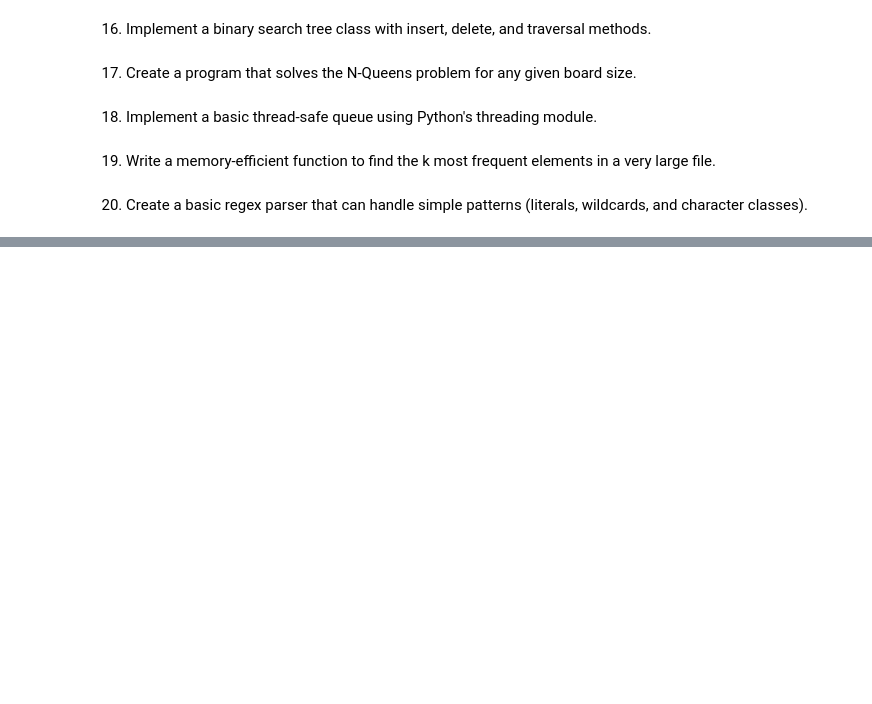
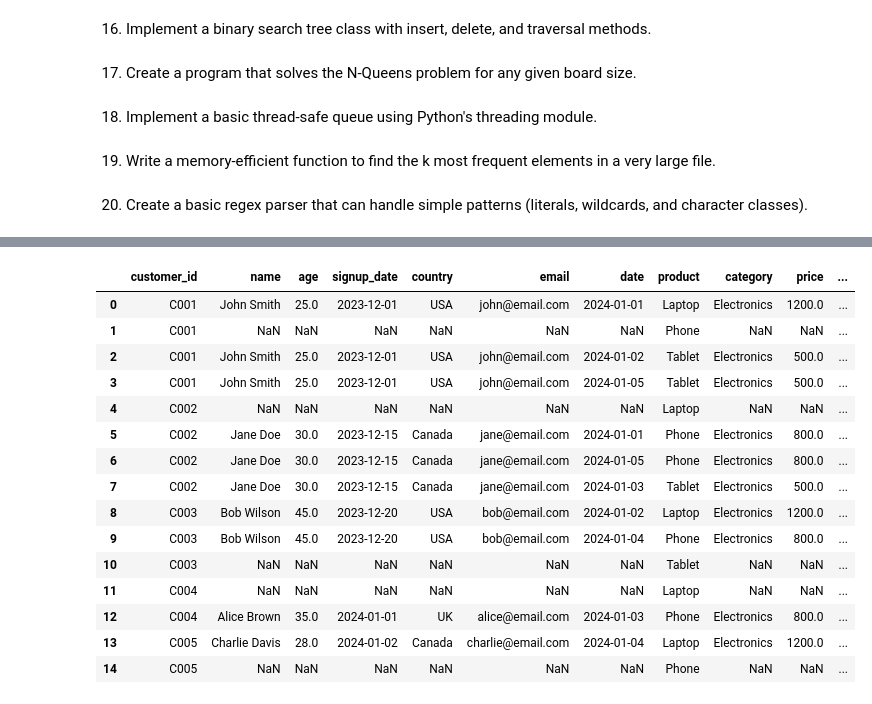
Before and after one commit to RayirthSoni/EDA-Practise, a Jupyter notebook: Code/python-questions-cldai.ipynb, the cells around one changed output, grey strips where cells are left out. Saved outputs shown, nothing was run; the diff lists cells and outputs as text; code cells hidden in the pictures; blank space fills up the shorter version.

```diff
--- a/Code/python-questions-cldai.ipynb
+++ b/Code/python-questions-cldai.ipynb
@@ -86,0 +322,21 @@ reverse_string("Hello")
+# %%
+customer_sales_data = pd.merge(customer_data, sales_data, how='outer', on='customer_id')
+retail_data  = pd.merge(customer_sales_data, reviews_data, how='outer', on=['customer_id', 'product'], suffixes=['', '_review'])
+retail_data
+# %% [output]
+|  | customer_id | name | age | signup_date | country | email | date | product | category | price | ... |
+| 0 | C001 | John Smith | 25.0 | 2023-12-01 | USA | john@email.com | 2024-01-01 | Laptop | Electronics | 1200.0 | ... |
+| 1 | C001 | NaN | NaN | NaN | NaN | NaN | NaN | Phone | NaN | NaN | ... |
+| 2 | C001 | John Smith | 25.0 | 2023-12-01 | USA | john@email.com | 2024-01-02 | Tablet | Electronics | 500.0 | ... |
+| 3 | C001 | John Smith | 25.0 | 2023-12-01 | USA | john@email.com | 2024-01-05 | Tablet | Electronics | 500.0 | ... |
+| 4 | C002 | NaN | NaN | NaN | NaN | NaN | NaN | Laptop | NaN | NaN | ... |
+| 5 | C002 | Jane Doe | 30.0 | 2023-12-15 | Canada | jane@email.com | 2024-01-01 | Phone | Electronics | 800.0 | ... |
+| 6 | C002 | Jane Doe | 30.0 | 2023-12-15 | Canada | jane@email.com | 2024-01-05 | Phone | Electronics | 800.0 | ... |
+| 7 | C002 | Jane Doe | 30.0 | 2023-12-15 | Canada | jane@email.com | 2024-01-03 | Tablet | Electronics | 500.0 | ... |
+| 8 | C003 | Bob Wilson | 45.0 | 2023-12-20 | USA | bob@email.com | 2024-01-02 | Laptop | Electronics | 1200.0 | ... |
+| 9 | C003 | Bob Wilson | 45.0 | 2023-12-20 | USA | bob@email.com | 2024-01-04 | Phone | Electronics | 800.0 | ... |
+| 10 | C003 | NaN | NaN | NaN | NaN | NaN | NaN | Tablet | NaN | NaN | ... |
+| 11 | C004 | NaN | NaN | NaN | NaN | NaN | NaN | Laptop | NaN | NaN | ... |
+| 12 | C004 | Alice Brown | 35.0 | 2024-01-01 | UK | alice@email.com | 2024-01-03 | Phone | Electronics | 800.0 | ... |
+| 13 | C005 | Charlie Davis | 28.0 | 2024-01-02 | Canada | charlie@email.com | 2024-01-04 | Laptop | Electronics | 1200.0 | ... |
+| 14 | C005 | NaN | NaN | NaN | NaN | NaN | NaN | Phone | NaN | NaN | ... |
```
Also changed, not shown: parts of 27 cells of this notebook, 1 other file.
